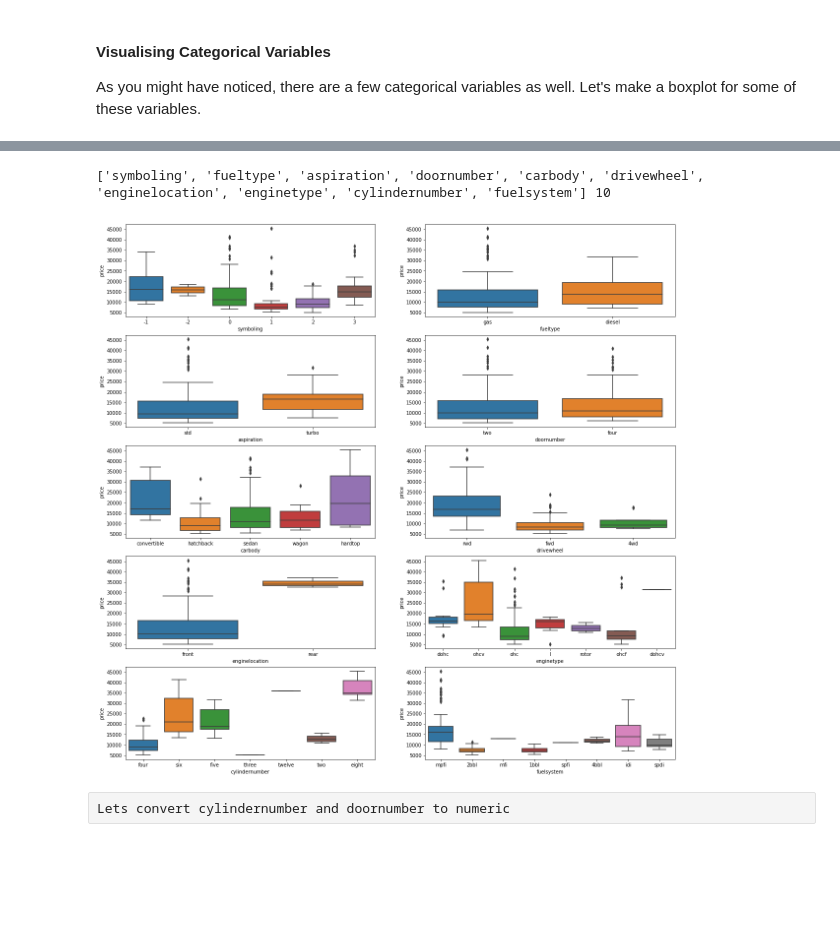
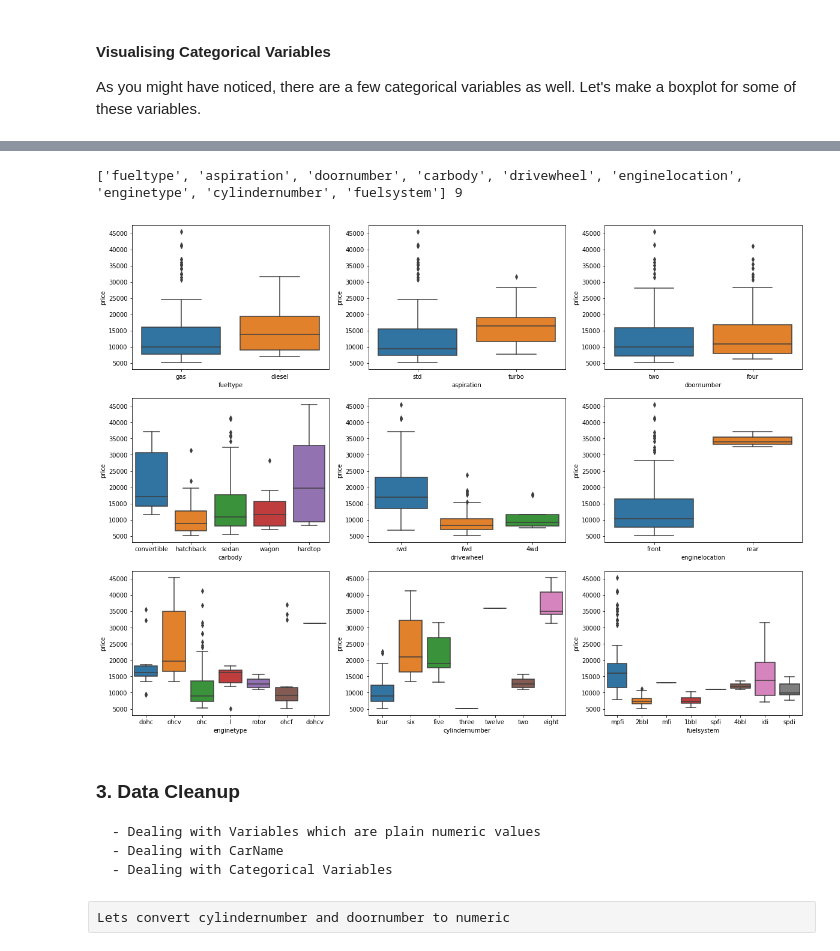
Before and after one commit to vamsigp/IIIT-B, a Jupyter notebook: 1. Statistics and Machine Learning/8A. LinearReg-Assignment/Geely Auto Assignment.ipynb, the cells around one changed output, grey strips where cells are left out. Saved outputs shown, nothing was run; the diff lists cells and outputs as text; code cells hidden in the pictures; blank space fills up the shorter version.

Commit message:
Geely Assignment - Data cleaning completed
Geely Assignment - Data cleaning completed

```diff
--- a/1. Statistics and Machine Learning/8A. LinearReg-Assignment/Geely Auto Assignment.ipynb
+++ b/1. Statistics and Machine Learning/8A. LinearReg-Assignment/Geely Auto Assignment.ipynb
@@ -97,2 +99,2 @@ df_cars.describe()
 # %%
-df_cars['symboling'] = df_cars['symboling'].astype(str)
+# df_cars['symboling'] = df_cars['symboling'].astype(str)
@@ -151,0 +123,5 @@ y = colList[-1]
+# %%
+cat_vars = ['fueltype', 'aspiration', 'doornumber', 'carbody', 'drivewheel', 'enginelocation','enginetype',
+       'cylindernumber','fuelsystem']
+
+print(cat_vars, len(cat_vars))
@@ -183,19 +159,22 @@ Index(['car_ID', 'symboling', 'CarName', 'fueltype', 'aspiration',
-# %%
-cat_vars = ['symboling','fueltype', 'aspiration', 'doornumber', 'carbody', 'drivewheel', 'enginelocation','enginetype',
-       'cylindernumber','fuelsystem']
-print(cat_vars, len(cat_vars))
-# %% [output]
-['symboling', 'fueltype', 'aspiration', 'doornumber', 'carbody', 'drivewheel', 'enginelocation', 'enginetype', 'cylindernumber', 'fuelsystem'] 10
+# %%
+print(cat_vars, len(cat_vars))
+# %% [output]
+['fueltype', 'aspiration', 'doornumber', 'carbody', 'drivewheel', 'enginelocation', 'enginetype', 'cylindernumber', 'fuelsystem'] 9
 # %%
-plt.figure(figsize=(20, 20))
+plt.figure(figsize=(20, 15))
 
-for i in range(1,11):
-    plt.subplot(5,2,i)
+for i in range(1,10):
+    plt.subplot(3,3,i)
     sns.boxplot(x=cat_vars[i-1], y='price', data=df_cars)
 
 plt.show()
 # %% [output]
-[figure, old version]
+[figure, new version]
+# %% [markdown]
+### 3. Data Cleanup
+    - Dealing with Variables which are plain numeric values
+    - Dealing with CarName
+    - Dealing with Categorical Variables
 # %% [raw]
 Lets convert cylindernumber and doornumber to numeric
 # %%
```
Also changed, not shown: parts of 54 cells of this notebook, 6 other files.
